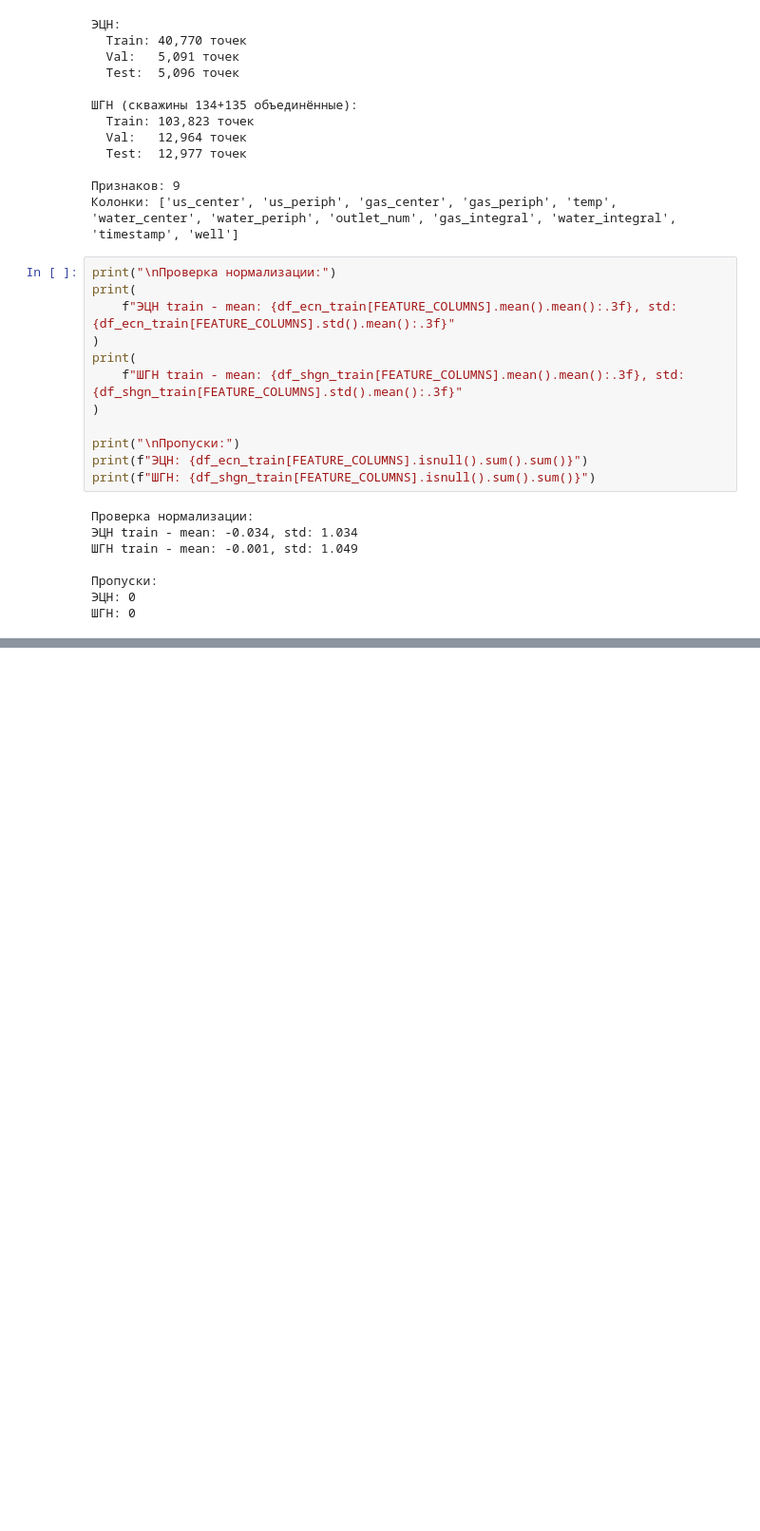
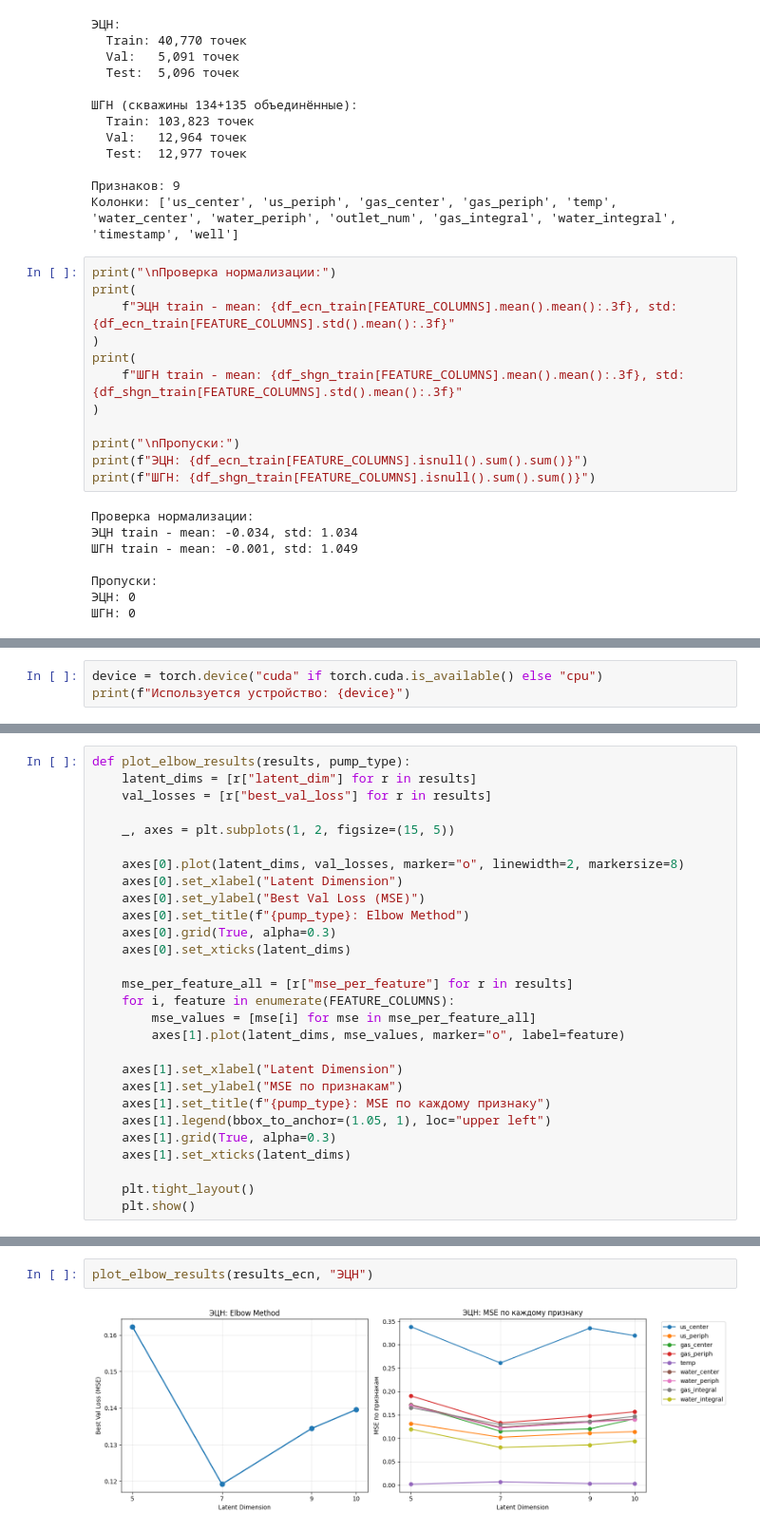
Before and after one commit to AlibekovAA/well_typification_latent, a Jupyter notebook: training/training.ipynb, the cells around one changed output, grey strips where cells are left out. Shown at 95% size. Drawn from its saved outputs; the diff is of its cells as text; blank space fills up the shorter version.

```diff
--- a/training/training.ipynb
+++ b/training/training.ipynb
@@ -101,0 +220,3 @@ print(f"ШГН: {df_shgn_train[FEATURE_COLUMNS].isnull().sum().sum()}")
+# %%
+device = torch.device("cuda" if torch.cuda.is_available() else "cpu")
+print(f"Используется устройство: {device}")
@@ -101,0 +472,28 @@ print(f"ШГН: {df_shgn_train[FEATURE_COLUMNS].isnull().sum().sum()}")
+# %%
+def plot_elbow_results(results, pump_type):
+    latent_dims = [r["latent_dim"] for r in results]
+    val_losses = [r["best_val_loss"] for r in results]
+
+    _, axes = plt.subplots(1, 2, figsize=(15, 5))
+
+    axes[0].plot(latent_dims, val_losses, marker="o", linewidth=2, markersize=8)
+    axes[0].set_xlabel("Latent Dimension")
+    axes[0].set_ylabel("Best Val Loss (MSE)")
+    axes[0].set_title(f"{pump_type}: Elbow Method")
+    axes[0].grid(True, alpha=0.3)
+    axes[0].set_xticks(latent_dims)
+
+    mse_per_feature_all = [r["mse_per_feature"] for r in results]
+    for i, feature in enumerate(FEATURE_COLUMNS):
+        mse_values = [mse[i] for mse in mse_per_feature_all]
+        axes[1].plot(latent_dims, mse_values, marker="o", label=feature)
+
+    axes[1].set_xlabel("Latent Dimension")
+    axes[1].set_ylabel("MSE по признакам")
+    axes[1].set_title(f"{pump_type}: MSE по каждому признаку")
+    axes[1].legend(bbox_to_anchor=(1.05, 1), loc="upper left")
+    axes[1].grid(True, alpha=0.3)
+    axes[1].set_xticks(latent_dims)
+
+    plt.tight_layout()
+    plt.show()
@@ -101,0 +558,4 @@ print(f"ШГН: {df_shgn_train[FEATURE_COLUMNS].isnull().sum().sum()}")
+# %%
+plot_elbow_results(results_ecn, "ЭЦН")
+# %% [output]
+[figure, added]
```
Also changed, not shown: parts of 31 cells of this notebook, 7 other files.
